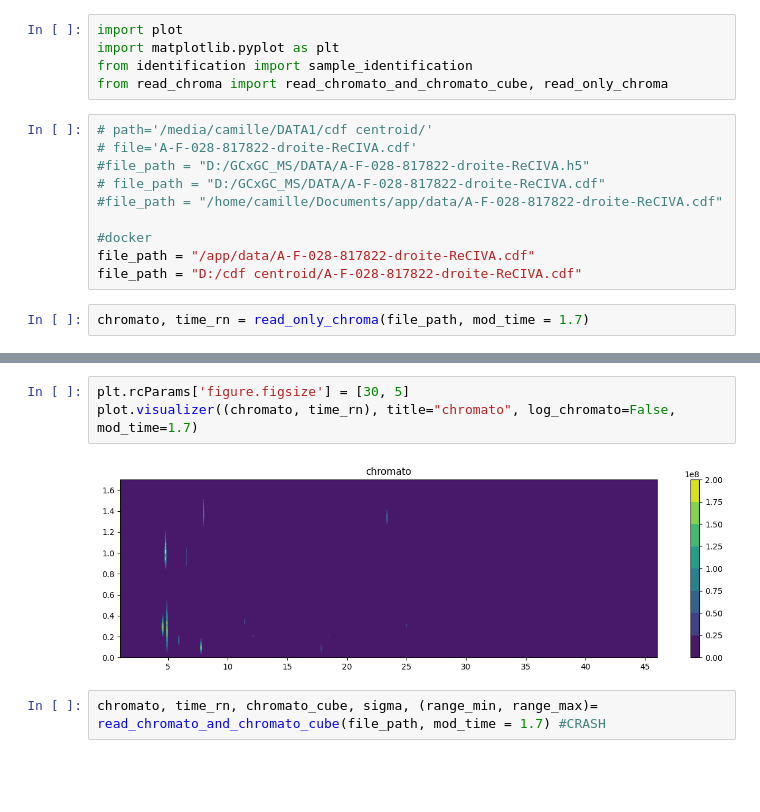
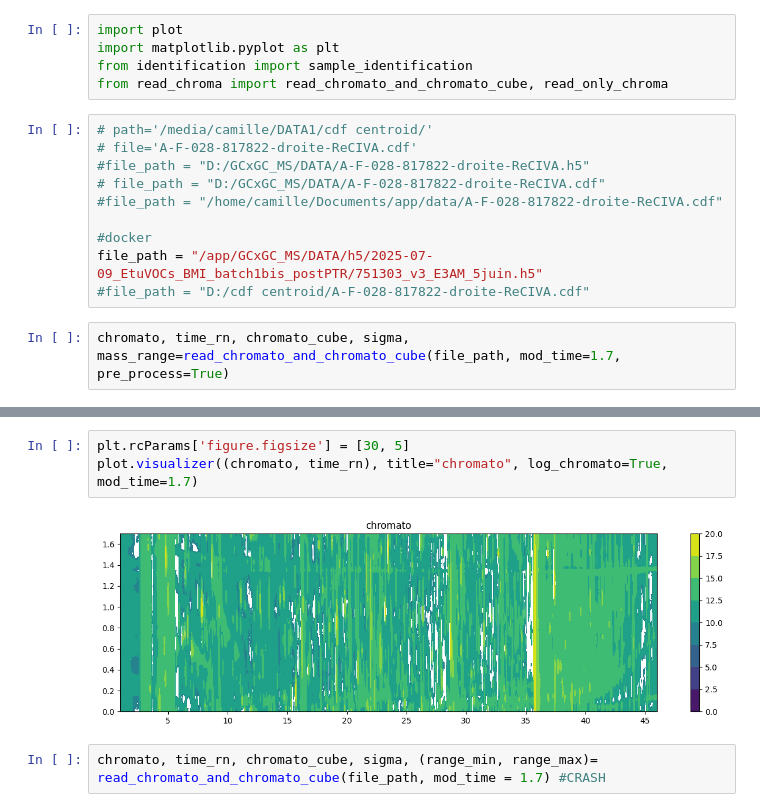
Before and after one commit to Lollith/Python-2DGC-Alignment, a Jupyter notebook: notebooks/plot.ipynb, the cells around one changed output, grey strips where cells are left out. Saved outputs shown, nothing was run; the diff lists cells and outputs as text; blank space fills up the shorter version.

Commit message:
change file path in plot notbook

```diff
--- a/notebooks/plot.ipynb
+++ b/notebooks/plot.ipynb
@@ -18,7 +18,7 @@ from read_chroma import read_chromato_and_chromato_cube, read_only_chroma
 #file_path = "/home/camille/Documents/app/data/A-F-028-817822-droite-ReCIVA.cdf"
 
 #docker
-file_path = "/app/data/A-F-028-817822-droite-ReCIVA.cdf"
-file_path = "D:/cdf centroid/A-F-028-817822-droite-ReCIVA.cdf"
+file_path = "/app/GCxGC_MS/DATA/h5/2025-07-09_EtuVOCs_BMI_batch1bis_postPTR/751303_v3_E3AM_5juin.h5"
+#file_path = "D:/cdf centroid/A-F-028-817822-droite-ReCIVA.cdf"
 # %%
-chromato, time_rn = read_only_chroma(file_path, mod_time = 1.7)
+chromato, time_rn, chromato_cube, sigma, mass_range=read_chromato_and_chromato_cube(file_path, mod_time=1.7, pre_process=True)
@@ -25,8 +35,8 @@ chromato, time_rn = read_only_chroma(file_path, mod_time = 1.7)
 # %%
 plt.rcParams['figure.figsize'] = [30, 5]
-plot.visualizer((chromato, time_rn), title="chromato", log_chromato=False,  mod_time=1.7)
+plot.visualizer((chromato, time_rn), title="chromato", log_chromato=True,  mod_time=1.7)
 # %% [output]
-[figure, old version]
+[figure, new version]
 # %%
 chromato, time_rn, chromato_cube, sigma, (range_min, range_max)= read_chromato_and_chromato_cube(file_path, mod_time = 1.7) #CRASH
 # %%
```
Also changed, not shown: parts of 1 cell of this notebook, 2 other files.
